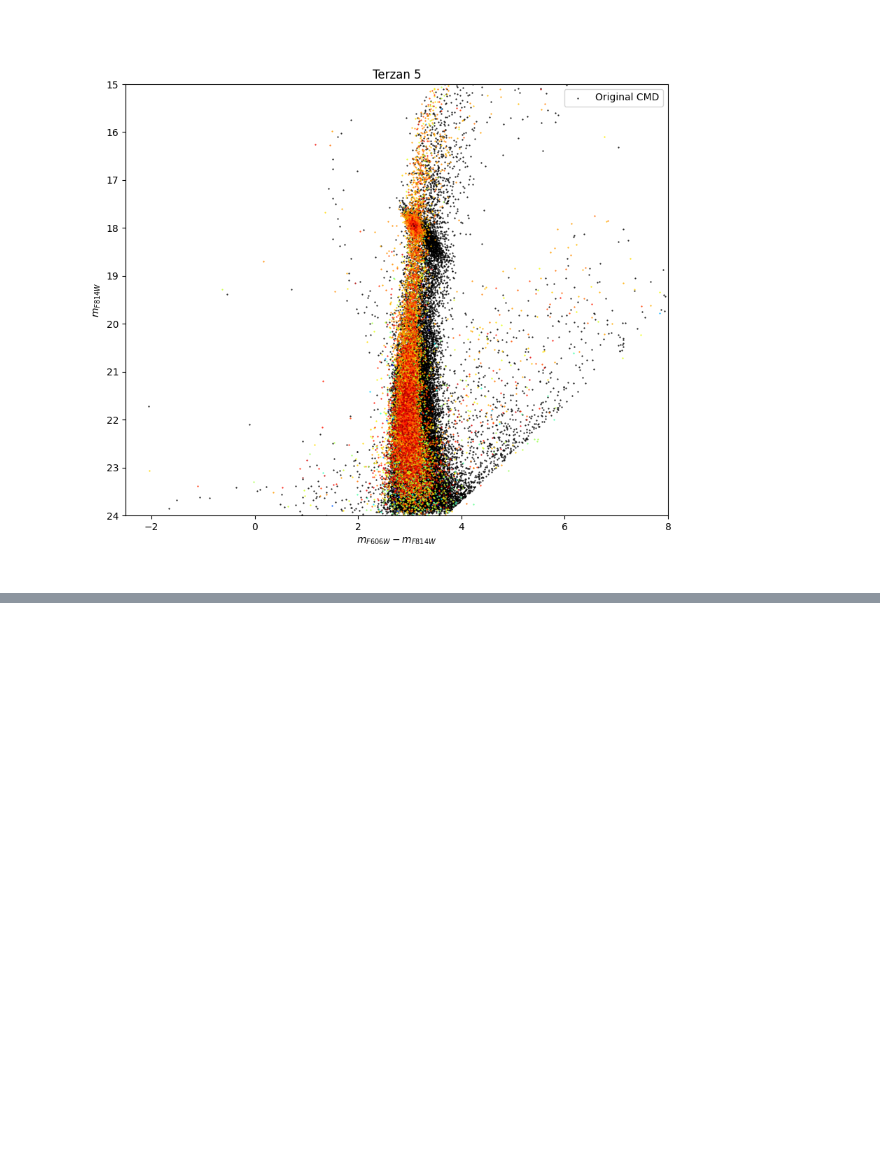
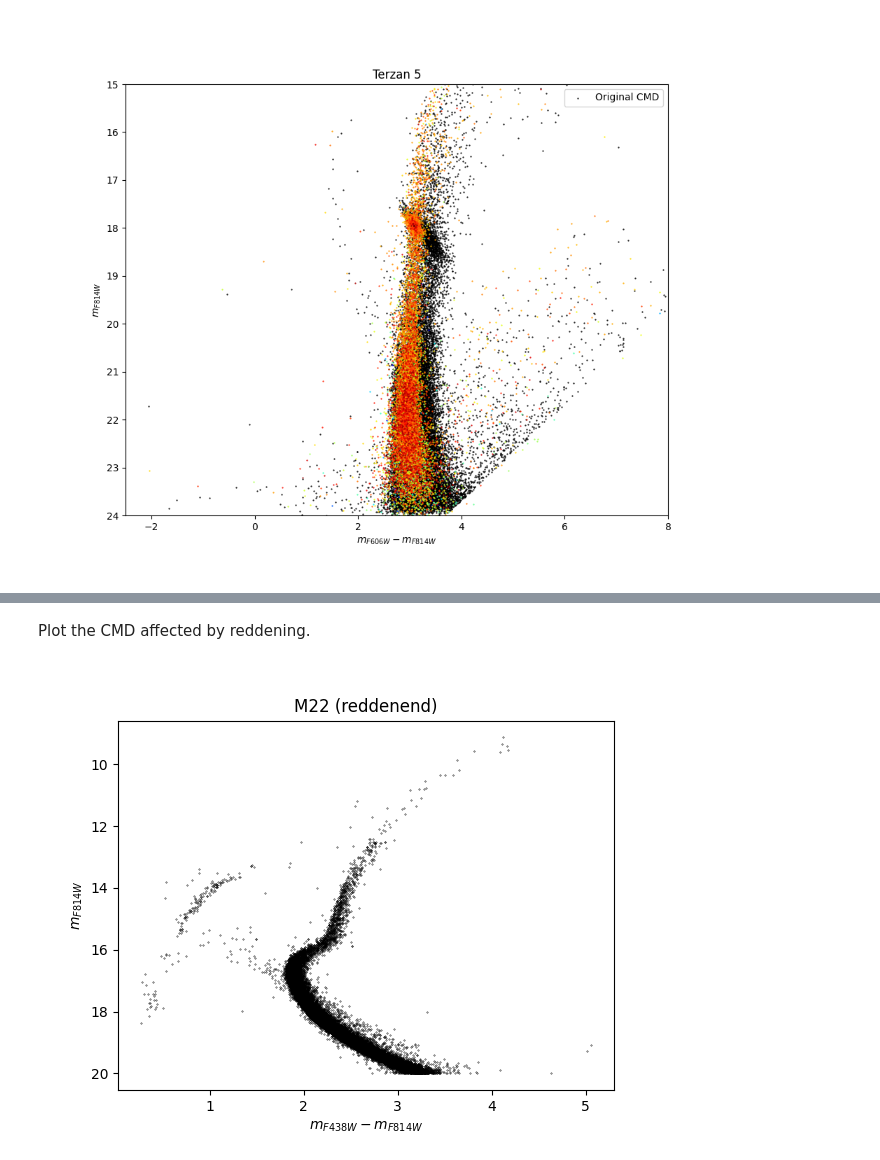
Before and after one commit to giadaaggio/stellar_rp, a Jupyter notebook: Ter5.ipynb, the cells around one changed output, grey strips where cells are left out. Cells and saved outputs as stored; diff of their text form; code cells hidden in the pictures; blank space fills up the shorter version.

```diff
--- a/Ter5.ipynb
+++ b/Ter5.ipynb
@@ -289,0 +343,16 @@ plt.show()
+# %%
+df_2 = pd.read_fwf('M22xymag.txt', delimiter='')
+# %%
+# add new column of ones as flag
+flag = np.ones(len(df_2))
+df_2['flag'] = flag
+
+# change flag to 0 if F438W or F814W is saturated
+df_2.loc[(df_2['F438W'] > 99) | (df_2['F814W'] > 99), 'flag'] = 0
+
+# select flagged data
+data_2 = df_2[df_2['flag' ] == 1.0]
+
+# drop the comlumns we won't use
+data_2 = data_2.drop(columns=['F275W', 'F336W', 'flag'])
+data_2.head()
@@ -289,0 +366,5 @@ plt.show()
+# %%
+data_2.loc[:, 'Color'] = data_2['F438W'] - data_2['F814W']
+data_2.loc[:, 'Magnitude'] = data_2['F814W']
+
+data_2.head()
@@ -289,0 +378,12 @@ plt.show()
+# %% [markdown]
+Plot the CMD affected by reddening.
+# %%
+plt.figure()
+plt.plot(data_2['Color'], data_2['Magnitude'], 'o', markersize=0.3, color='black')
+plt.gca().invert_yaxis()
+plt.xlabel(r'$m_{F438W}-m_{F814W}$')
+plt.ylabel(r'$m_{F814W}$')
+plt.title('M22 (reddenend)')
+plt.show()
+# %% [output]
+[figure, added]
```
Also changed, not shown: parts of 21 cells of this notebook, 1 other file.
